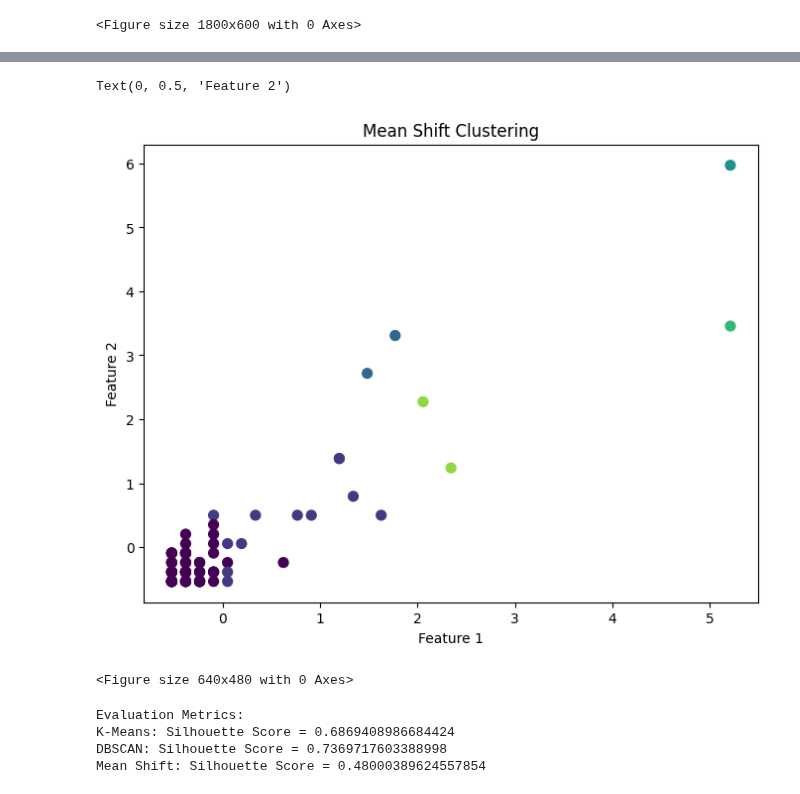
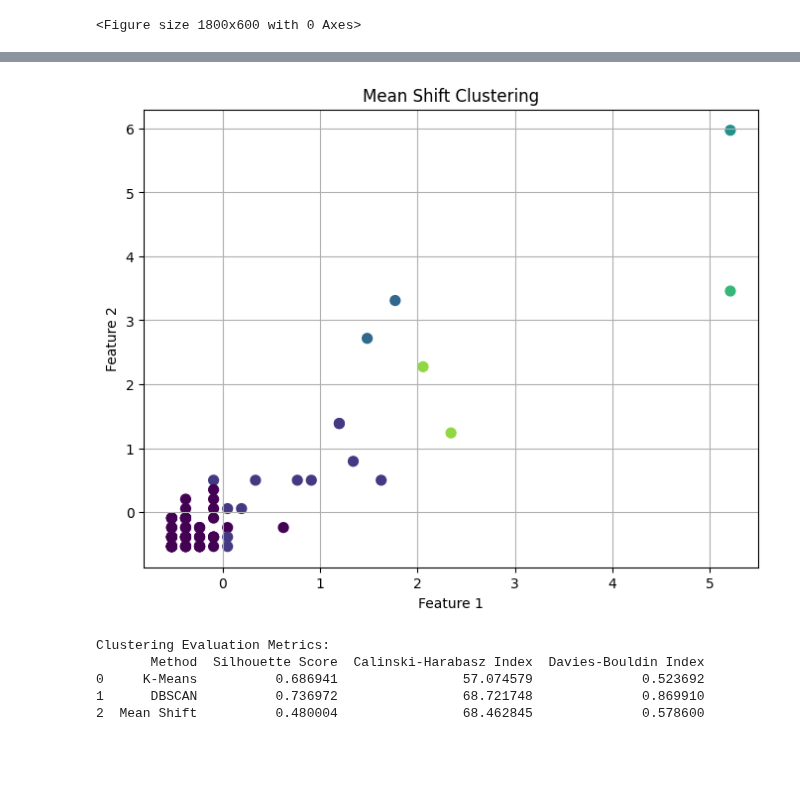
Before and after one commit to Bmartins25/Mineracao_de_dados_and_LLM_UFMG, a Jupyter notebook: TP2_fase_1_Clusterizacao_Mineração_de_dados.ipynb, the cells around one changed output, grey strips where cells are left out. Cells and saved outputs as stored; diff of their text form; code cells hidden in the pictures; blank space fills up the shorter version.

```diff
--- a/TP2_fase_1_Clusterizacao_Mineração_de_dados.ipynb
+++ b/TP2_fase_1_Clusterizacao_Mineração_de_dados.ipynb
@@ -85,16 +153,10 @@ Text(0, 0.5, 'Feature 2')
 # %%
 # Mean Shift visualization
 plt.figure(figsize=(8, 6))
 plt.scatter(scaled_features[:, 0], scaled_features[:, 1], c=mean_shift_labels, cmap='viridis', s=50)
 plt.title('Mean Shift Clustering')
 plt.xlabel('Feature 1')
 plt.ylabel('Feature 2')
+plt.grid(True)
 # %% [output]
-Text(0, 0.5, 'Feature 2')
-[figure, old version]
+[figure, new version]
-# %%
-
-plt.tight_layout()
-plt.show()
-# %% [output]
-<Figure size 640x480 with 0 Axes>
@@ -108,10 +162,0 @@ evaluation = {
-# %%
-# Print evaluation metrics
-print("Evaluation Metrics:")
-for method, score in evaluation.items():
-    print(f"{method}: Silhouette Score = {score}")
-# %% [output]
-Evaluation Metrics:
-K-Means: Silhouette Score = 0.6869408986684424
-DBSCAN: Silhouette Score = 0.7369717603388998
-Mean Shift: Silhouette Score = 0.48000389624557854
@@ -117,0 +186,10 @@ Mean Shift: Silhouette Score = 0.48000389624557854
+# %%
+# Print the DataFrame
+print("Clustering Evaluation Metrics:")
+print(evaluation_df)
+# %% [output]
+Clustering Evaluation Metrics:
+       Method  Silhouette Score  Calinski-Harabasz Index  Davies-Bouldin Index
+0     K-Means          0.686941                57.074579              0.523692
+1      DBSCAN          0.736972                68.721748              0.869910
+2  Mean Shift          0.480004                68.462845              0.578600
```
Also changed, not shown: parts of 22 cells of this notebook.
